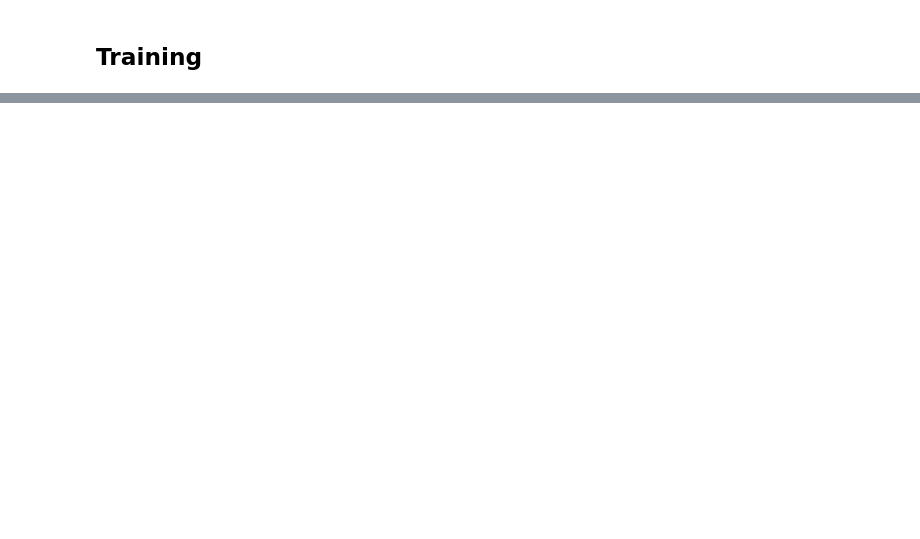
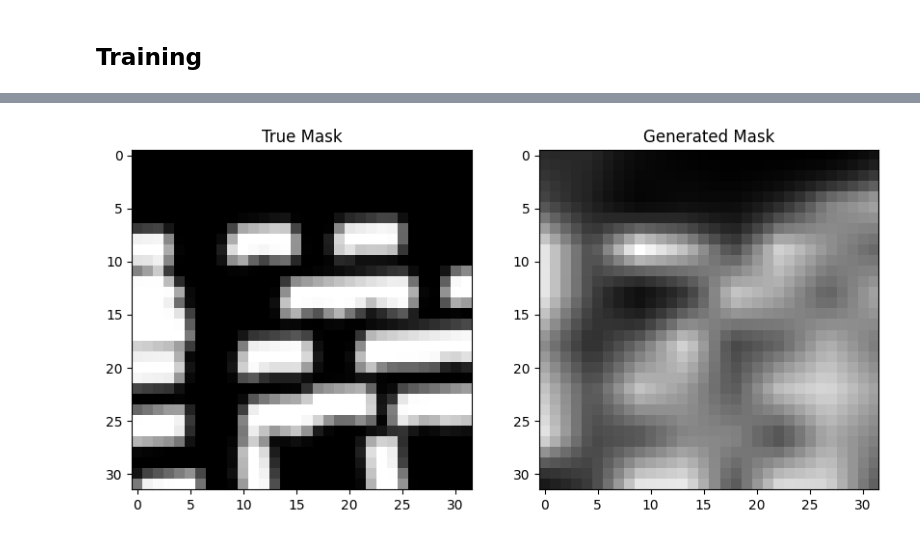
Before and after one commit to AlmajedA/satellite-image-segmentation, a Jupyter notebook: main.ipynb, the cells around one changed output, grey strips where cells are left out. Saved outputs shown, nothing was run; the diff lists cells and outputs as text; code cells hidden in the pictures; blank space fills up the shorter version.

```diff
--- a/main.ipynb
+++ b/main.ipynb
@@ -175,16 +162,0 @@ def process_image(image):
-# %%
-batch_size = batch_images.size(0)  # Get the batch size
-
-fig, axs = plt.subplots(2, batch_size, figsize=(12, 6))
-
-for i, ax in enumerate(axs.flatten()):
-    if i < batch_size:
-        ax.imshow(process_image(batch_images[i].permute(1, 2, 0)), cmap='gray')
-    else:
-        ax.imshow(batch_masks[i - batch_size], cmap='gray')
-
-# Adjust layout
-plt.tight_layout()
-
-# Show plot
-plt.show()
@@ -192,0 +218,2 @@ plt.show()
+# %%
+resnet = models.resnet50(pretrained=True)
@@ -192,0 +331,2 @@ plt.show()
+# %%
+model = Model(resnet, 2)
@@ -192,0 +409,60 @@ plt.show()
+# %%
+import matplotlib.pyplot as plt
+
+def test(model, test_loader, criterion, device):
+    model.eval()  # Set the model to evaluation mode
+    model.to(device)
+
+    running_loss = 0.0
+    num_samples = 0
+
+    with torch.no_grad():
+        for batch in tqdm(test_loader, desc="Testing", unit="batch"):
+            # Move data to device
+            images, masks = batch["images"].to(device), batch["masks"].to(device)
+
+            # Forward pass
+            outputs = model(images)
+
+            # Calculate loss
+            loss = criterion(outputs, masks)
+            running_loss += loss.item() * images.size(0)  # Multiply by batch size
+
+            num_samples += images.size(0)  # Accumulate number of samples
+
+            # Convert tensors to numpy arrays
+            masks_np = masks.cpu().numpy()
+            # outputs_np = torch.argmax(outputs, dim=1).cpu().numpy()
+            outputs_np = outputs.cpu().numpy()
+
+            # print(outputs_np.shape, outputs_np1.shape, masks_np.shape)
+            # break
+            # Display the true mask and the generated mask
+            for i in range(len(images)):
+                plt.figure(figsize=(10, 5))
+                plt.subplot(1, 2, 1)
+                plt.title("True Mask")
+                plt.imshow(masks_np[i, 0], cmap='gray')
+                plt.subplot(1, 2, 2)
+                plt.title("Generated Mask")
+                plt.imshow(outputs_np[i, 0], cmap='gray')
+                plt.show()
+
+        # Calculate average loss
+        test_loss = running_loss / num_samples
+        print(f"Test Loss: {test_loss:.4f}")
+
+# Example usage:
+# Assuming you have a test dataset named `test_dataset` and a model named `model`
+
+# Define device
+device = torch.device("cuda" if torch.cuda.is_available() else "cpu")
+
+test_dataset = MyDataset("./dataset/test/", "./dataset/test/_annotations.coco.json")
+
+# Define test loader
+test_loader = DataLoader(test_dataset, batch_size=32, shuffle=False)
+
+# Test the model
+test(model, test_loader, criterion, device)
+# %% [output]
@@ -192,0 +473 @@ plt.show()
+[figure, added]
```
Also changed, not shown: parts of 21 cells of this notebook, 2 other files.
